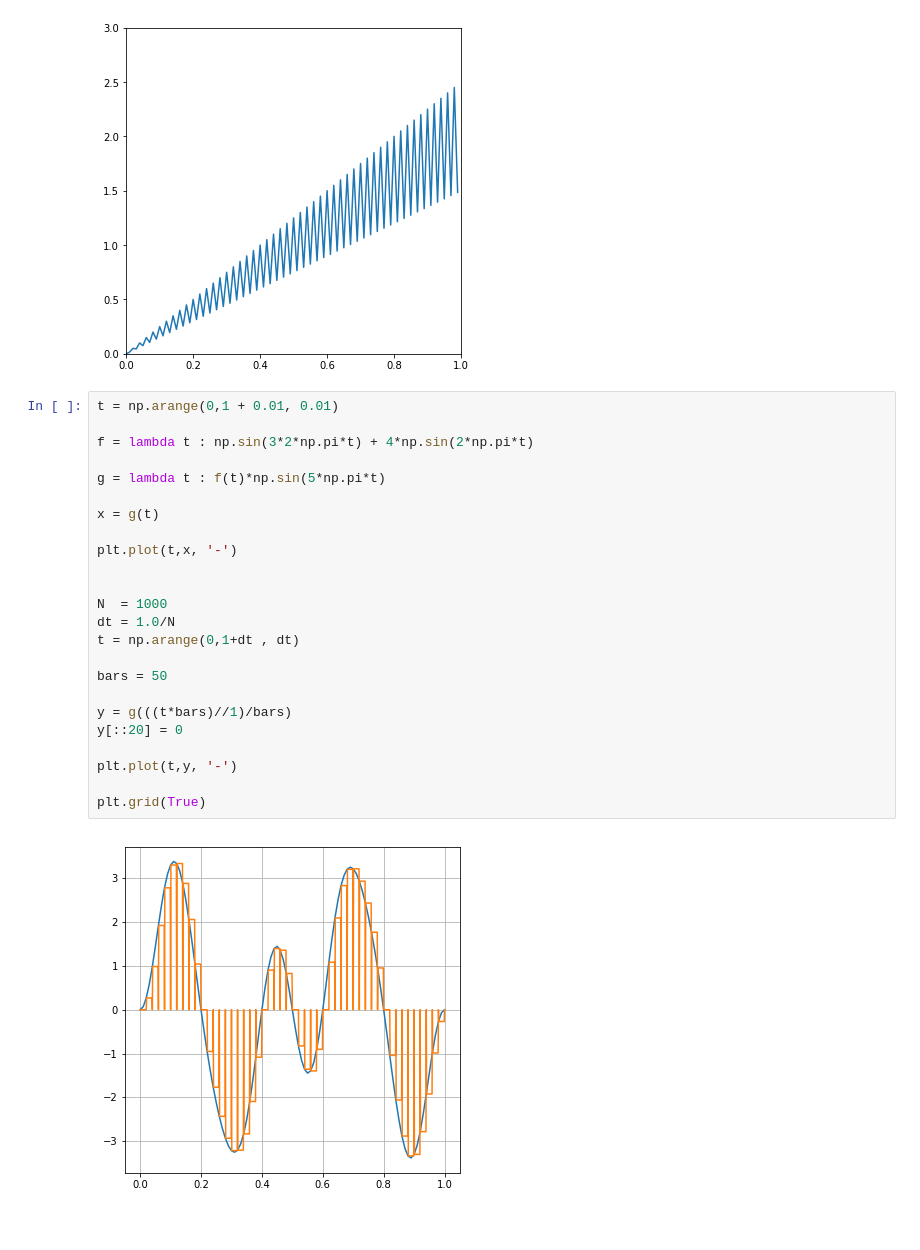
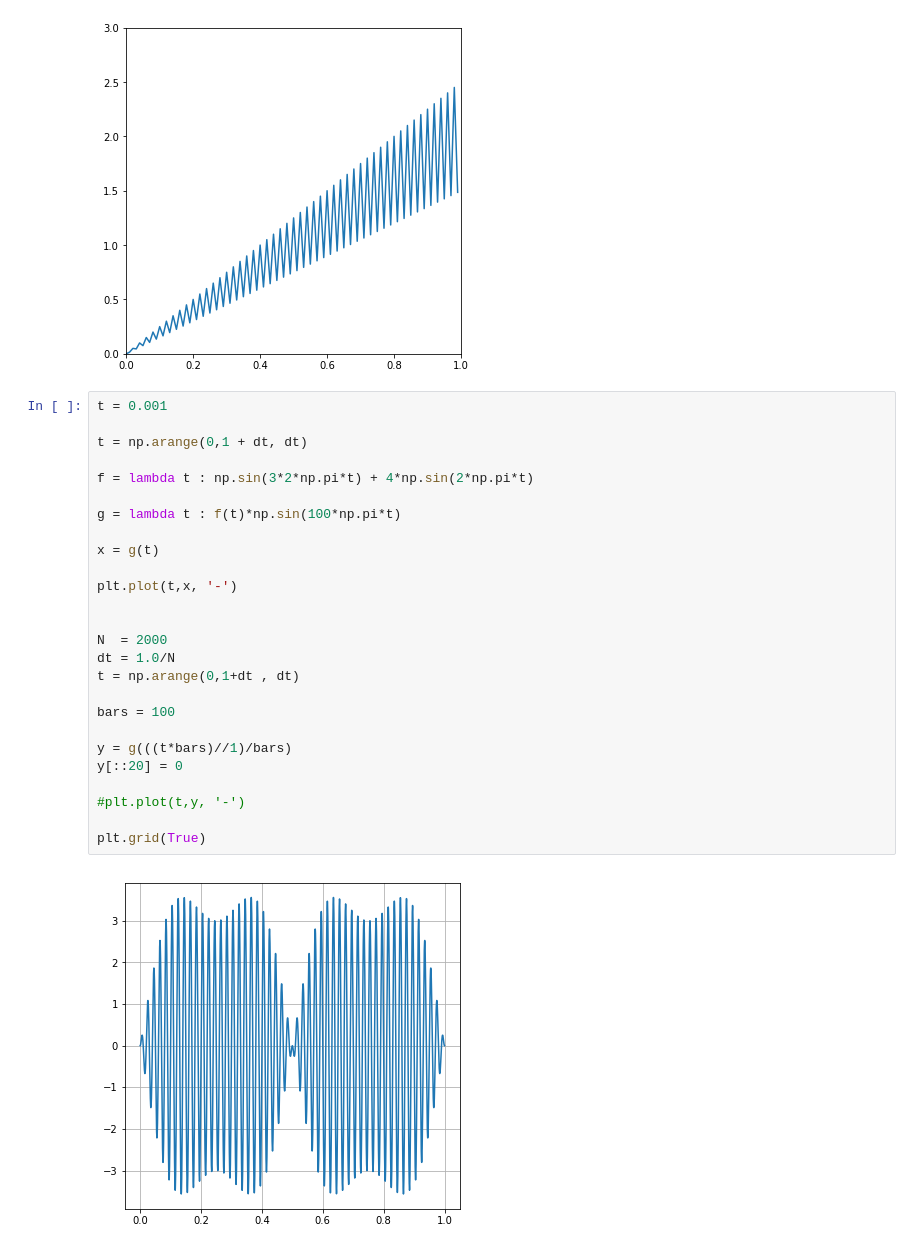
Before and after one commit to mango314/math-blog, a Jupyter notebook: 2019/042419 - Fourier Series.ipynb, the cells around one changed output. Drawn from its saved outputs; the diff is of its cells as text.

```diff
--- a/2019/042419 - Fourier Series.ipynb
+++ b/2019/042419 - Fourier Series.ipynb
@@ -237,28 +237,30 @@ plt.ylim([0,3])
 (0, 3)
 [figure]
 # %%
-t = np.arange(0,1 + 0.01, 0.01)
+t = 0.001
+
+t = np.arange(0,1 + dt, dt)
 
 f = lambda t : np.sin(3*2*np.pi*t) + 4*np.sin(2*np.pi*t)
 
-g = lambda t : f(t)*np.sin(5*np.pi*t)
+g = lambda t : f(t)*np.sin(100*np.pi*t)
 
 x = g(t)
 
 plt.plot(t,x, '-')
 
 
-N  = 1000
+N  = 2000
 dt = 1.0/N
 t = np.arange(0,1+dt , dt)
 
-bars = 50
+bars = 100
 
 y = g(((t*bars)//1)/bars)
 y[::20] = 0
 
-plt.plot(t,y, '-')
+#plt.plot(t,y, '-')
 
 plt.grid(True)
 # %% [output]
-[figure, old version]
+[figure, new version]
```
Also changed, not shown: parts of 9 cells of this notebook, 27 other files.
